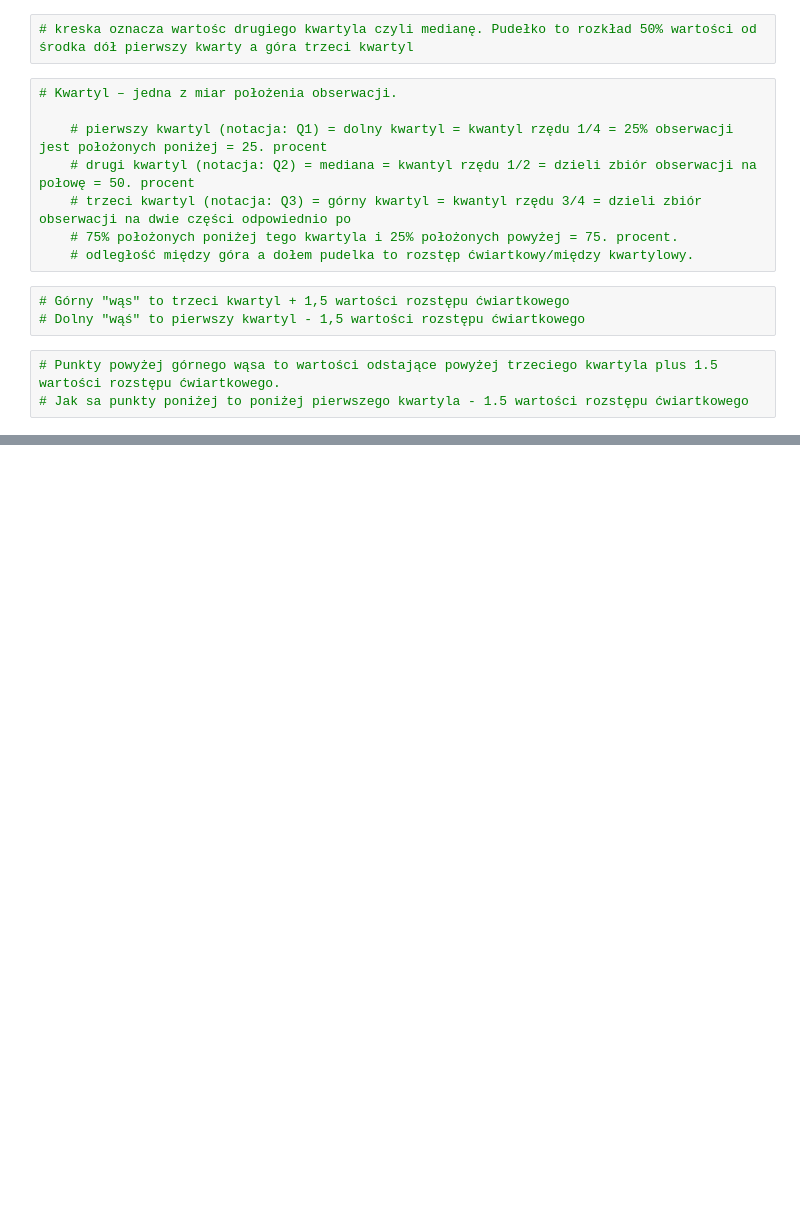
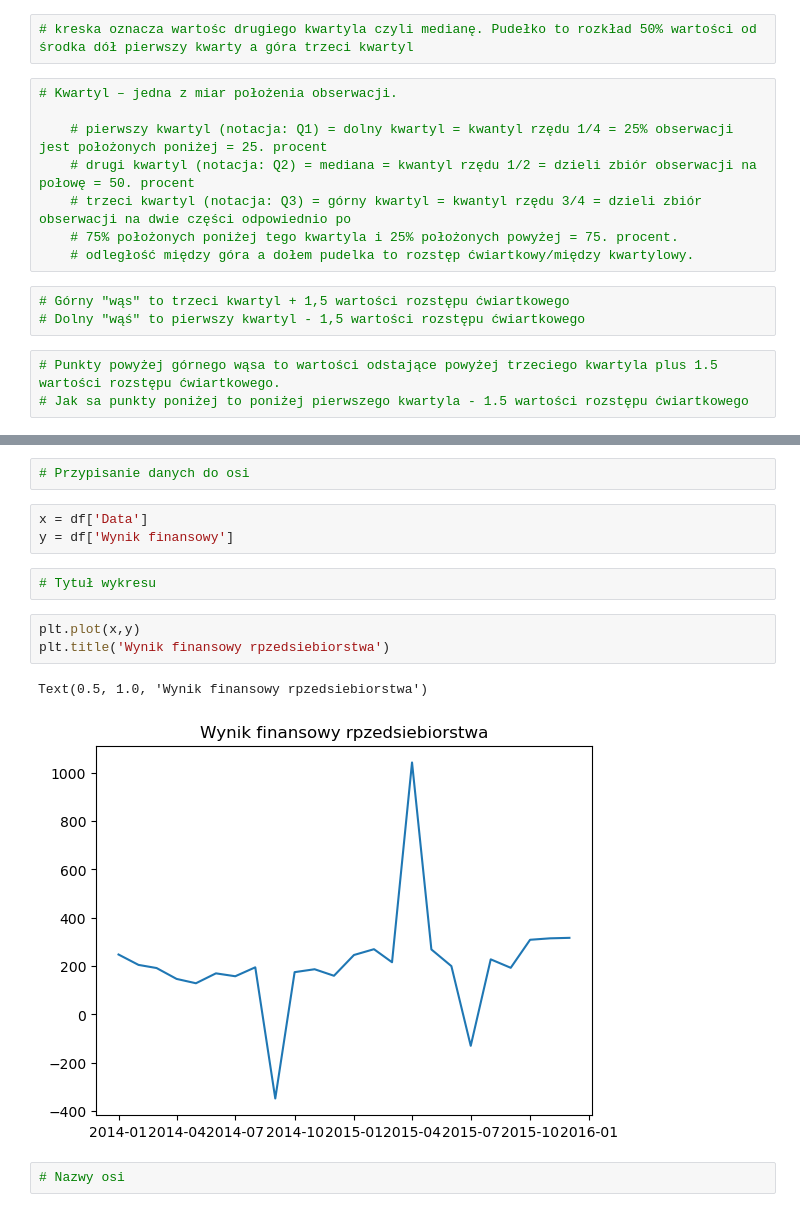
Before and after one commit to AlexArciszewski/Analiza-danych-i-wstep-do-ML, a Jupyter notebook: Matplotlib_Seaborn_training.ipynb, the cells around one changed output, grey strips where cells are left out. Drawn from its saved outputs; the diff is of its cells as text; blank space fills up the shorter version.

Commit message:
matplotLib tworzenie wykresu

```diff
--- a/Matplotlib_Seaborn_training.ipynb
+++ b/Matplotlib_Seaborn_training.ipynb
@@ -217,0 +280,15 @@ plt.show()
+# %%
+# Przypisanie danych do osi
+# %%
+x = df['Data']
+y = df['Wynik finansowy']
+# %%
+# Tytuł wykresu
+# %%
+plt.plot(x,y)
+plt.title('Wynik finansowy rpzedsiebiorstwa')
+# %% [output]
+Text(0.5, 1.0, 'Wynik finansowy rpzedsiebiorstwa')
+[figure, added]
+# %%
+# Nazwy osi
```
Also changed, not shown: parts of 39 cells of this notebook.
